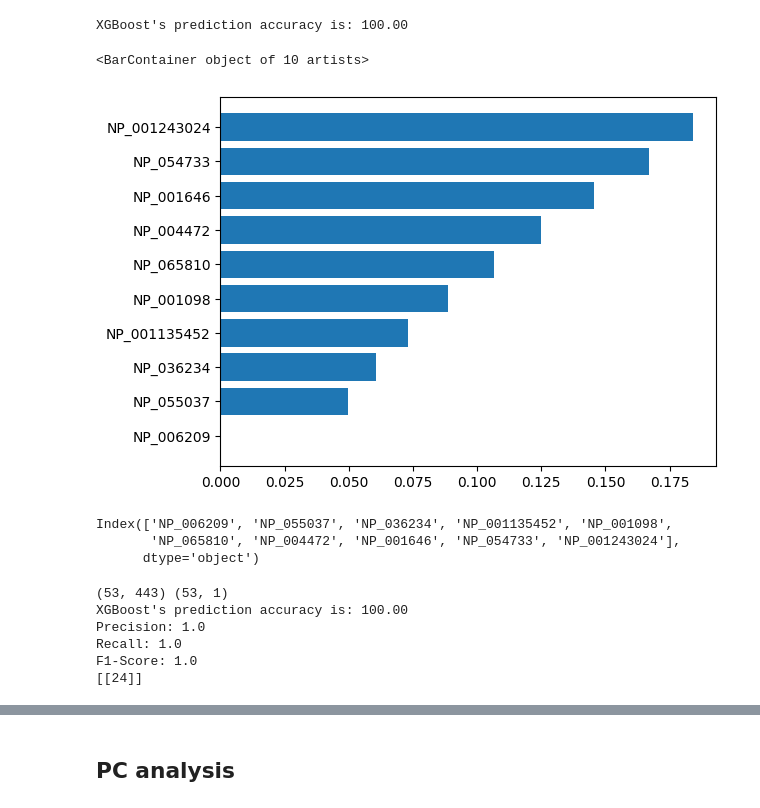
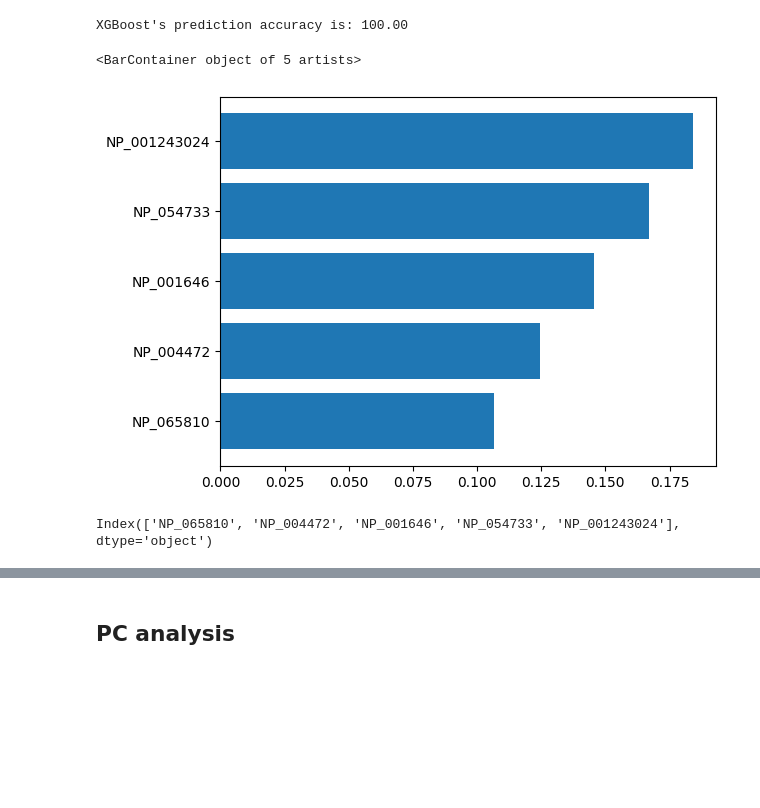
Before and after one commit to SHASANKsp/IDA-BRCA, a Jupyter notebook: proteome/aajc-cancer_metastasis.ipynb, the cells around one changed output, grey strips where cells are left out. Drawn from its saved outputs; the diff is of its cells as text; code cells hidden in the pictures; blank space fills up the shorter version.

```diff
--- a/proteome/aajc-cancer_metastasis.ipynb
+++ b/proteome/aajc-cancer_metastasis.ipynb
@@ -199,13 +199,11 @@ print("XGBoost's prediction accuracy is: %3.2f" % (acc_xgb))
 XGBoost's prediction accuracy is: 100.00
 # %%
 idx = xgb.feature_importances_.argsort()
-plt.barh(X_train.columns[idx][433:444],xgb.feature_importances_[idx][433:444])
+plt.barh(X_train.columns[idx][438:444],xgb.feature_importances_[idx][438:444]) #top5
 # %% [output]
-<BarContainer object of 10 artists>
+<BarContainer object of 5 artists>
-[figure, old version]
+[figure, new version]
 # %%
-X_train.columns[idx][433:444]
+X_train.columns[idx][438:444] #top5 proteins in feature importance
 # %% [output]
-Index(['NP_006209', 'NP_055037', 'NP_036234', 'NP_001135452', 'NP_001098',
-       'NP_065810', 'NP_004472', 'NP_001646', 'NP_054733', 'NP_001243024'],
-      dtype='object')
+Index(['NP_065810', 'NP_004472', 'NP_001646', 'NP_054733', 'NP_001243024'], dtype='object')
@@ -214,26 +209,0 @@ Index(['NP_006209', 'NP_055037', 'NP_036234', 'NP_001135452', 'NP_001098',
-# %%
-pca = PCA(n_components=1,random_state=42)
-r = pca.fit_transform(X = X_train.values)
-X_train_pca = pd.DataFrame(pca.transform(X_train.values))
-print(X_train.shape, X_train_pca.shape)
-
-xgb = XGBClassifier(n_estimators=100)
-xgb.fit(X_train_pca, y_train)
-
-X_test_pca = pca.transform(X_test)
-
-preds = xgb.predict(X_test_pca)
-acc_xgb = (preds == y_test).sum().astype(float) / len(preds)*100
-
-print("XGBoost's prediction accuracy is: %3.2f" % (acc_xgb))
-print("Precision:", precision_score(y_test, preds, average='micro'))
-print("Recall:",recall_score(y_test, preds, average='micro'))
-print("F1-Score:", f1_score(y_test, preds, average='micro'))
-print(confusion_matrix(y_test, preds))
-# %% [output]
-(53, 443) (53, 1)
-XGBoost's prediction accuracy is: 100.00
-Precision: 1.0
-Recall: 1.0
-F1-Score: 1.0
-[[24]]
```
Also changed, not shown: parts of 18 cells of this notebook, 5 other files.
